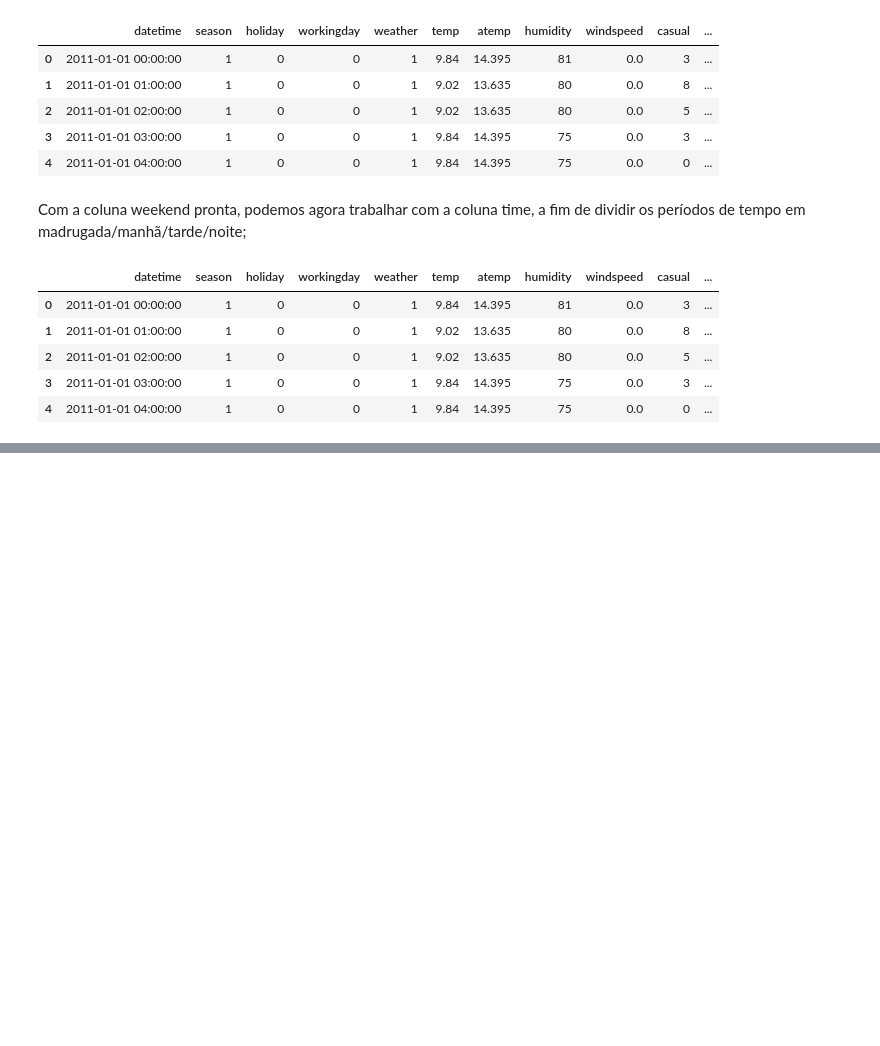
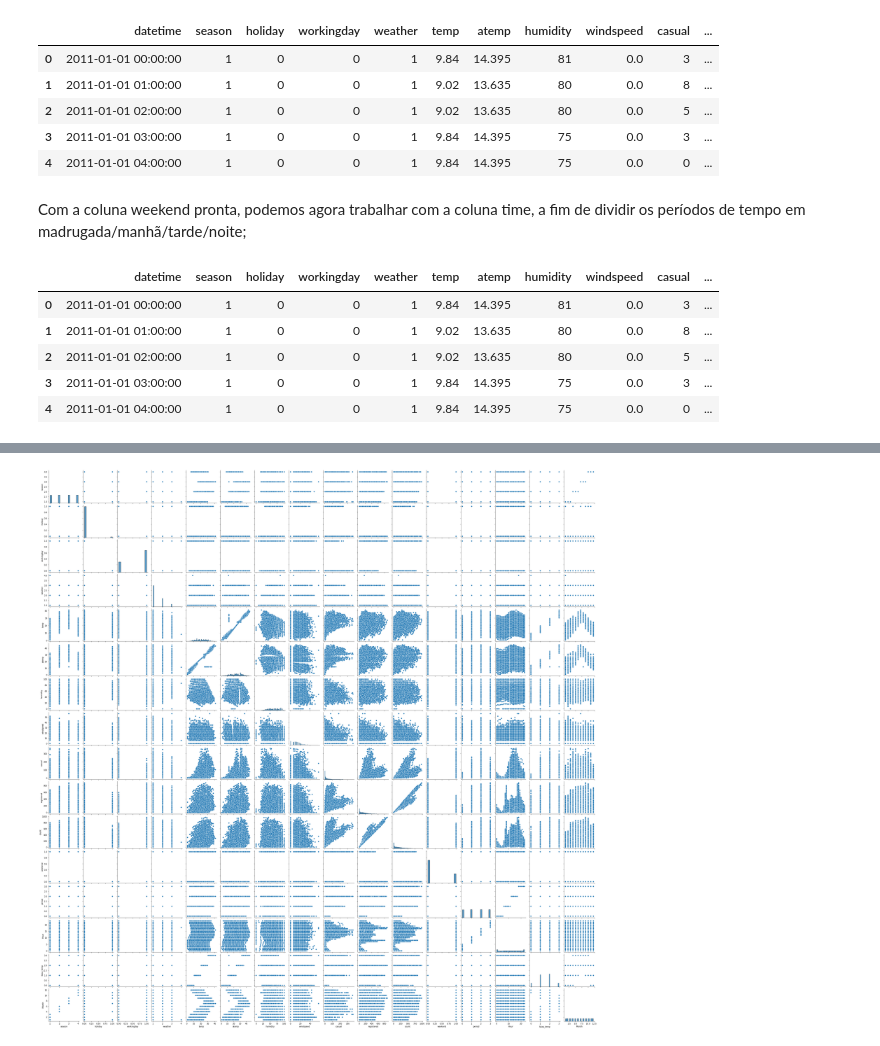
Before and after one commit to renCgomes/T2_LP_ECA_2021.2, a Jupyter notebook: T2_LP.ipynb, the cells around one changed output, grey strips where cells are left out. Saved outputs shown, nothing was run; the diff lists cells and outputs as text; code cells hidden in the pictures; blank space fills up the shorter version.

```diff
--- a/T2_LP.ipynb
+++ b/T2_LP.ipynb
@@ -79,0 +187,18 @@ train.head()
+# %%
+j = []
+for i in train["temp"].iteritems() :
+    if i[1] < 10:
+        x = 0
+        j.append(x)
+
+    elif i[1] > 10 and i[1] < 20:
+        x = 1
+        j.append(x)
+    elif i[1] > 20 and i[1] < 30:
+        x = 2
+        j.append(x)
+    else:
+        x = 3
+        j.append(x)
+train["faixa_temp"] = j
+train.head()
@@ -79,0 +212,4 @@ train.head()
+# %%
+P = sns.pairplot(train) # gera graficos relacionando todas as variaveis duas a duas
+# %% [output]
+[figure, added]
```
Also changed, not shown: parts of 23 cells of this notebook.
